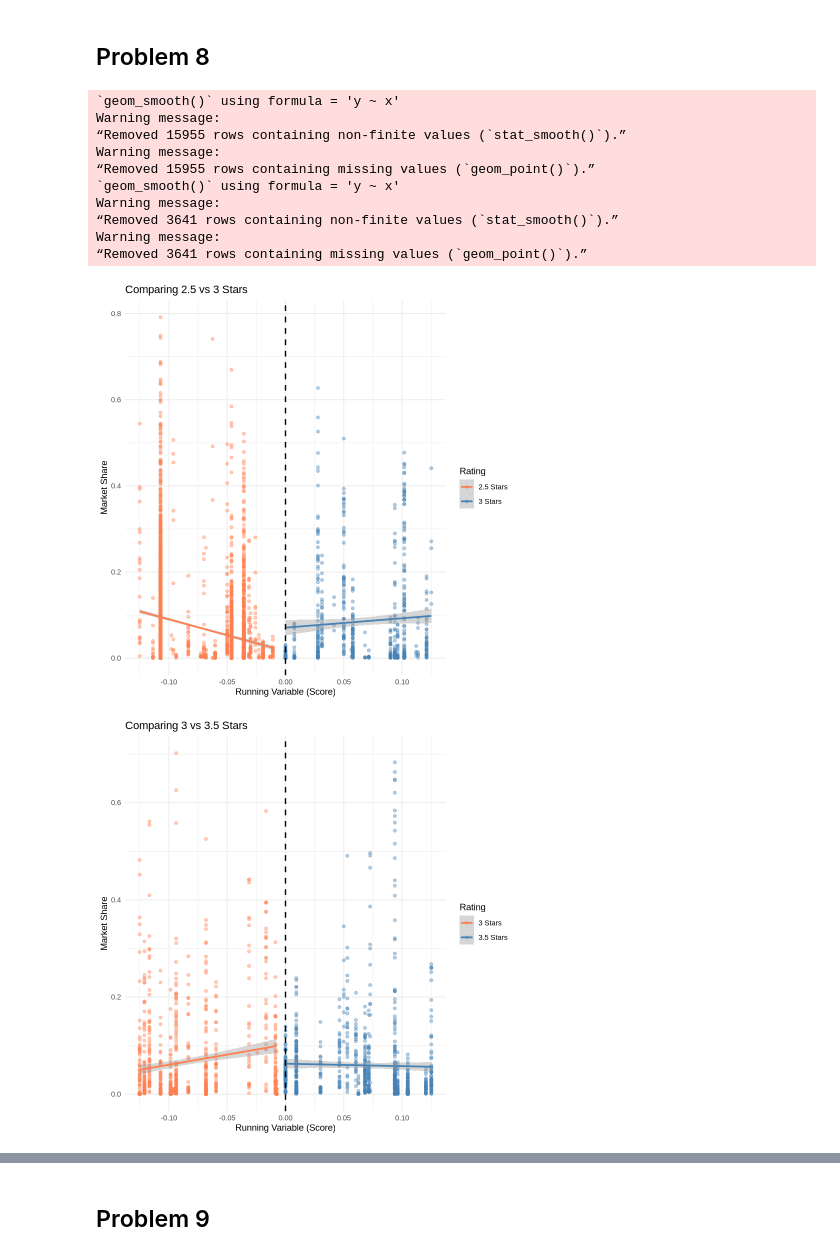
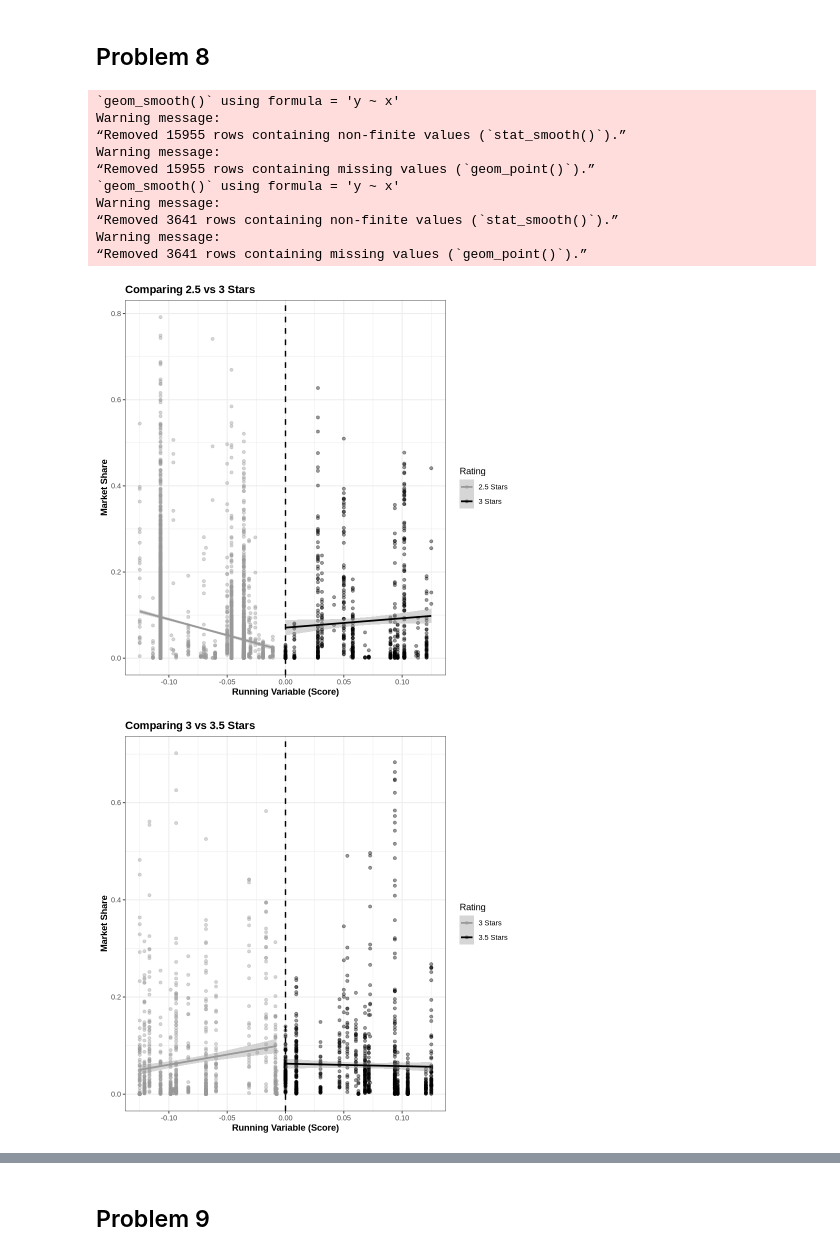
Before and after one commit to sarkarsrijon/hwk3, a Jupyter notebook: submission3/problems.ipynb, the cells around one changed output, grey strips where cells are left out. Drawn from its saved outputs; the diff is of its cells as text; code cells hidden in the pictures.

```diff
--- a/submission3/problems.ipynb
+++ b/submission3/problems.ipynb
@@ -602,11 +613,15 @@ p1 <- ggplot(ma.rd1 %>% filter(window == TRUE),
   geom_point(alpha = 0.4, size = 1.5) +
   geom_smooth(method = "lm", se = TRUE) +
   geom_vline(xintercept = 0, linetype = "dashed", color = "black", linewidth = 0.8) +
-  scale_color_manual(values = c("FALSE" = "coral", "TRUE" = "steelblue"),
+  scale_color_manual(values = c("FALSE" = "grey60", "TRUE" = "black"),
                      labels = c("2.5 Stars", "3 Stars")) +
   labs(title = "Comparing 2.5 vs 3 Stars", x = "Running Variable (Score)",
        y = "Market Share", color = "Rating") +
-  theme_minimal()
+  theme_bw() +
+  theme(
+    plot.title  = element_text(face = "bold"),
+    axis.title  = element_text(face = "bold")
+  )
 
 ma_25star_candidates <- data.2010 %>%
   filter(
@@ -627,35 +642,39 @@ ma_25star <- ma_25star_candidates %>%
 
 ma.rd2 <- ma_25star %>%
   mutate(market_share = avg_enrollment / avg_enrolled,
          score = raw_rating - 3.25,
          treat = (score>=0),
          window = (score>=-.125 & score<=.125),
          score_treat=score*treat)
 
 p2 <- ggplot(ma.rd2 %>% filter(window == TRUE),
              aes(x = score, y = market_share, color = treat)) +
   geom_point(alpha = 0.4, size = 1.5) +
   geom_smooth(method = "lm", se = TRUE) +
   geom_vline(xintercept = 0, linetype = "dashed", color = "black", linewidth = 0.8) +
-  scale_color_manual(values = c("FALSE" = "coral", "TRUE" = "steelblue"),
+  scale_color_manual(values = c("FALSE" = "grey60", "TRUE" = "black"),
                      labels = c("3 Stars", "3.5 Stars")) +
   labs(title = "Comparing 3 vs 3.5 Stars", x = "Running Variable (Score)",
        y = "Market Share", color = "Rating") +
-  theme_minimal()
+  theme_bw() +
+  theme(
+    plot.title  = element_text(face = "bold"),
+    axis.title  = element_text(face = "bold")
+  )
 
 p1
 p2
 # %% [output]
 `geom_smooth()` using formula = 'y ~ x'
 Warning message:
 “Removed 15955 rows containing non-finite values (`stat_smooth()`).”
 Warning message:
 “Removed 15955 rows containing missing values (`geom_point()`).”
 `geom_smooth()` using formula = 'y ~ x'
 Warning message:
 “Removed 3641 rows containing non-finite values (`stat_smooth()`).”
 Warning message:
 “Removed 3641 rows containing missing values (`geom_point()`).”
-[figure, old version]
+[figure, new version]
-[figure, old version]
+[figure, new version]
 # %% [markdown]
```
Also changed, not shown: parts of 10 cells of this notebook.
